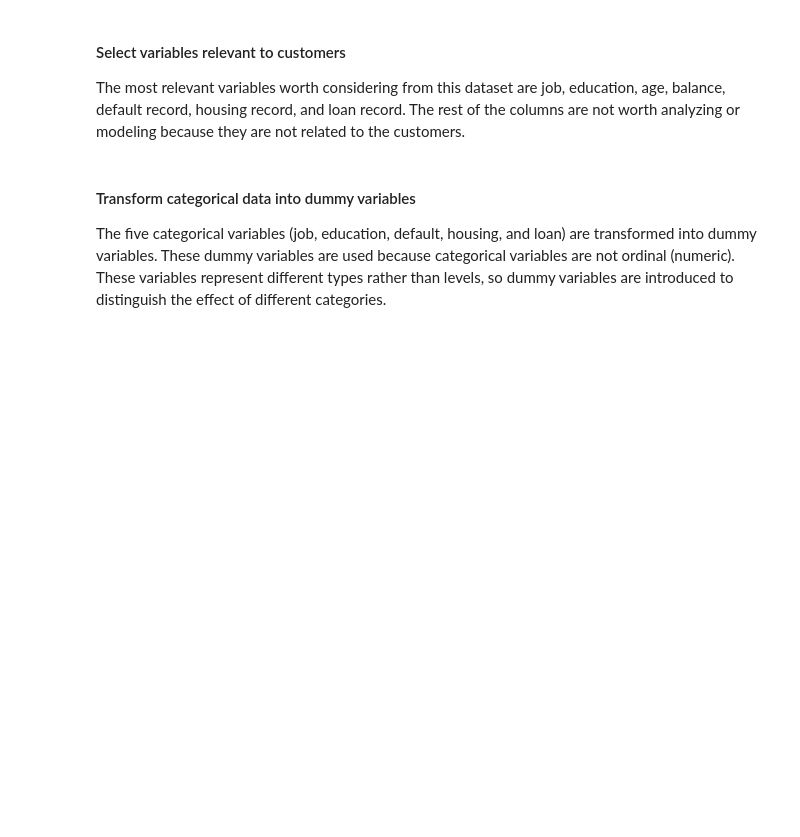
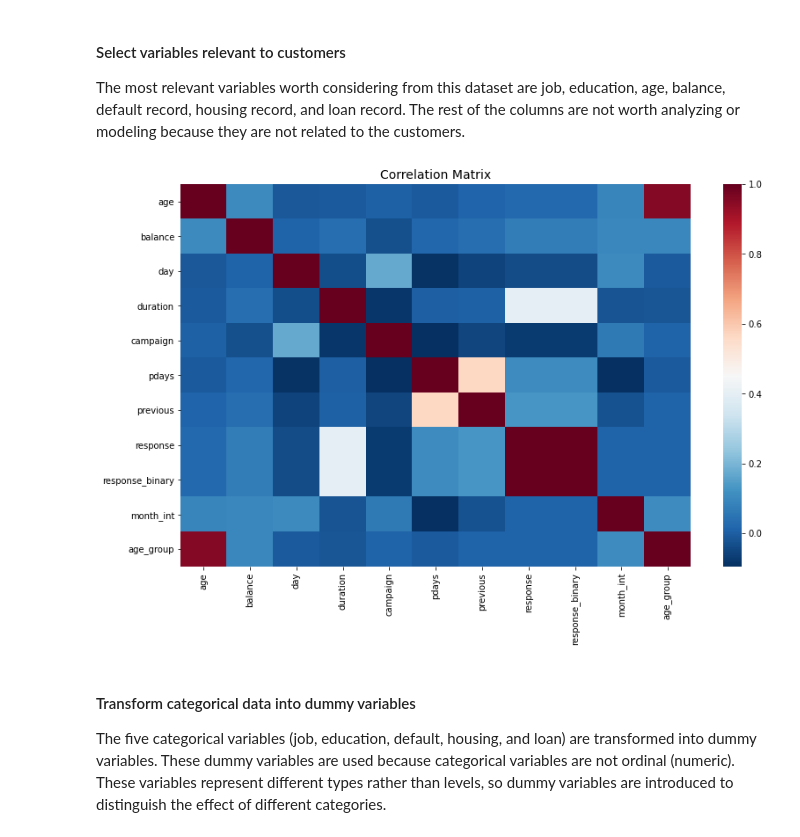
Before and after one commit to rbroyles1/Capstone-2-Bank-Marketing, a Jupyter notebook: Capstone Modeling.ipynb, the cells around one changed output. Saved outputs shown, nothing was run; the diff lists cells and outputs as text; code cells hidden in the pictures; blank space fills up the shorter version.

```diff
--- a/Capstone Modeling.ipynb
+++ b/Capstone Modeling.ipynb
@@ -39,9 +62,17 @@ dataset.head()
 #### Select variables relevant to customers
 
 The most relevant variables worth considering from this dataset are job, education, age, balance, default record, housing record, and loan record.  The rest of the columns are not worth analyzing or modeling because they are not related to the customers.
-# %%
-dataset.drop(['marital'], axis=1, inplace=True)
-dataset1 = dataset.iloc[:, 0:7]
+# %%
+from sklearn.preprocessing import StandardScaler, OneHotEncoder, LabelEncoder
+fig = plt.figure(figsize=(13, 8))
+dataset['response'] = LabelEncoder().fit_transform(dataset['response'])
+numeric_df = dataset.select_dtypes(exclude='object')
+corr_numeric = numeric_df.corr()
+plt.title("Correlation Matrix", fontsize=14)
+sns.heatmap(corr_numeric, cbar=True, cmap="RdBu_r")
+plt.show()
+# %% [output]
+[figure, added]
 # %% [markdown]
 #### Transform categorical data into dummy variables
 
```
Also changed, not shown: parts of 80 cells of this notebook.
